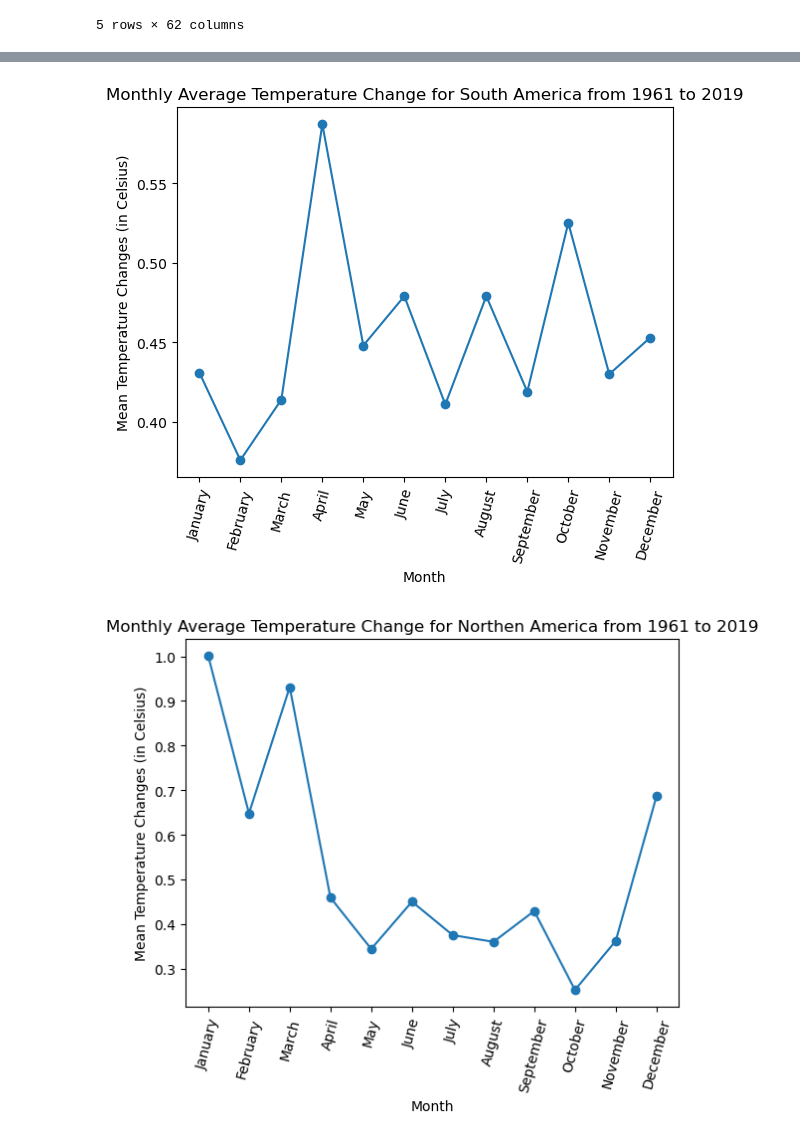
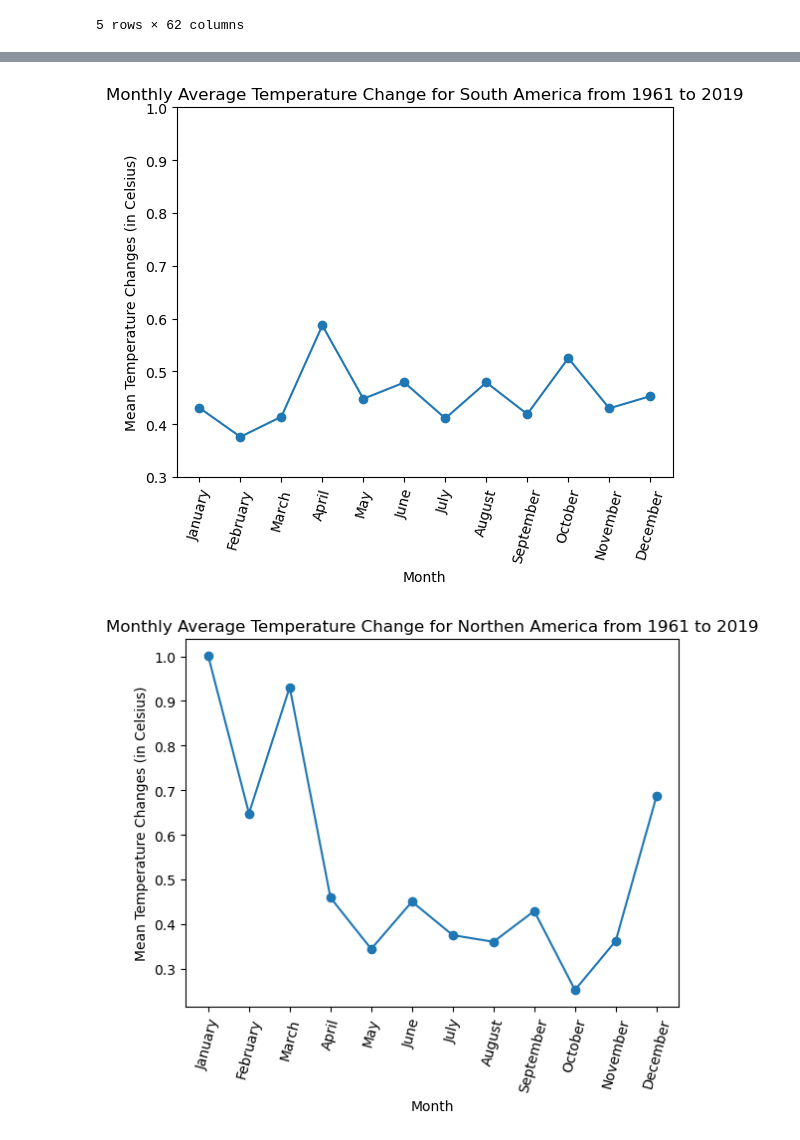
Before and after one commit to Tmoht1015/2Group-Project-All-Stars, a Jupyter notebook: NSAmericaTemps.ipynb, the cells around one changed output, grey strips where cells are left out. Saved outputs shown, nothing was run; the diff lists cells and outputs as text; code cells hidden in the pictures.

Commit message:
ylim updates

```diff
--- a/NSAmericaTemps.ipynb
+++ b/NSAmericaTemps.ipynb
@@ -114,20 +114,21 @@ m_data_sa1.head()
 # %%
 #plot the monthly average temperature change for South America from 1961 to 2019 (Summary of average means of mean changes by month)
 y = m_data_sa1.loc['YearSpanAvg',:]
 x = range(len(y))
 
 
 plt.plot(x,y, marker="o")
 plt.xlabel('Month')
 plt.ylabel("Mean Temperature Changes (in Celsius)")
 plt.title("Monthly Average Temperature Change for South America from 1961 to 2019")
+plt.ylim(0.3,1)
 
 tick_locations = [value for value in x]
 plt.xticks(tick_locations, ["January","February","March","April","May","June",
                             "July", "August", "September", "October", "November", "December"], rotation = 75)
 plt.show()
 # %% [output]
-[figure, old version]
+[figure, new version]
 # %%
 #plot the monthly average temperature change for Northern America from 1961 to 2019 (Summary of average means of mean changes by month)
 y = m_data_na1.loc['YearSpanAvg',:]
```
